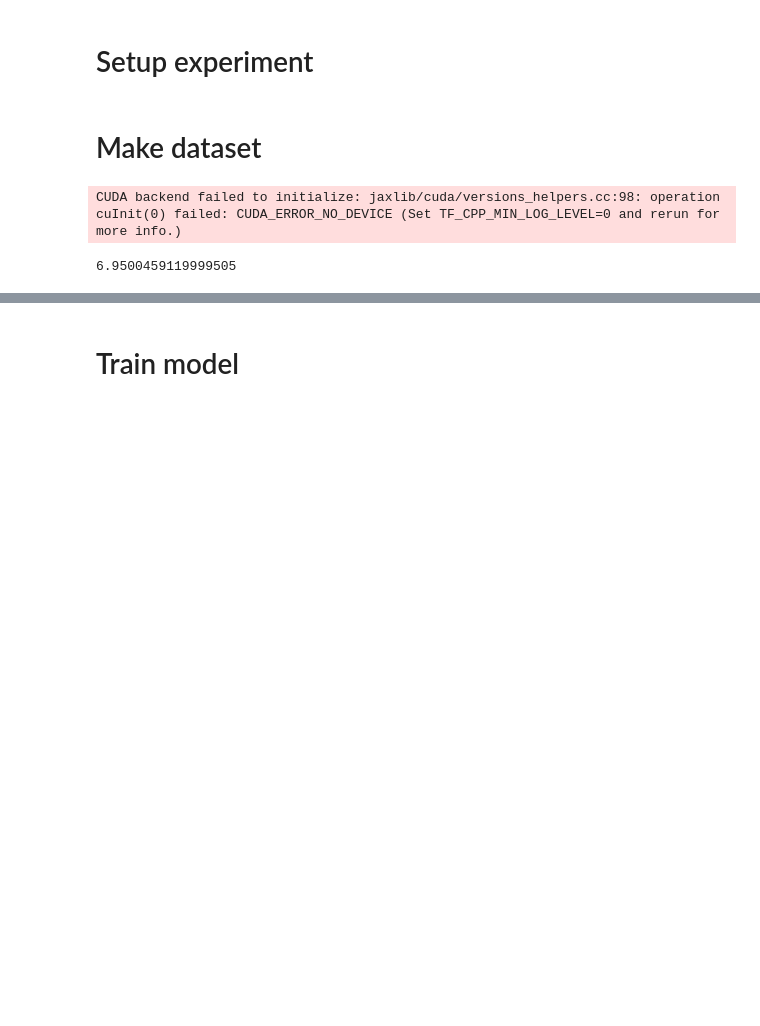
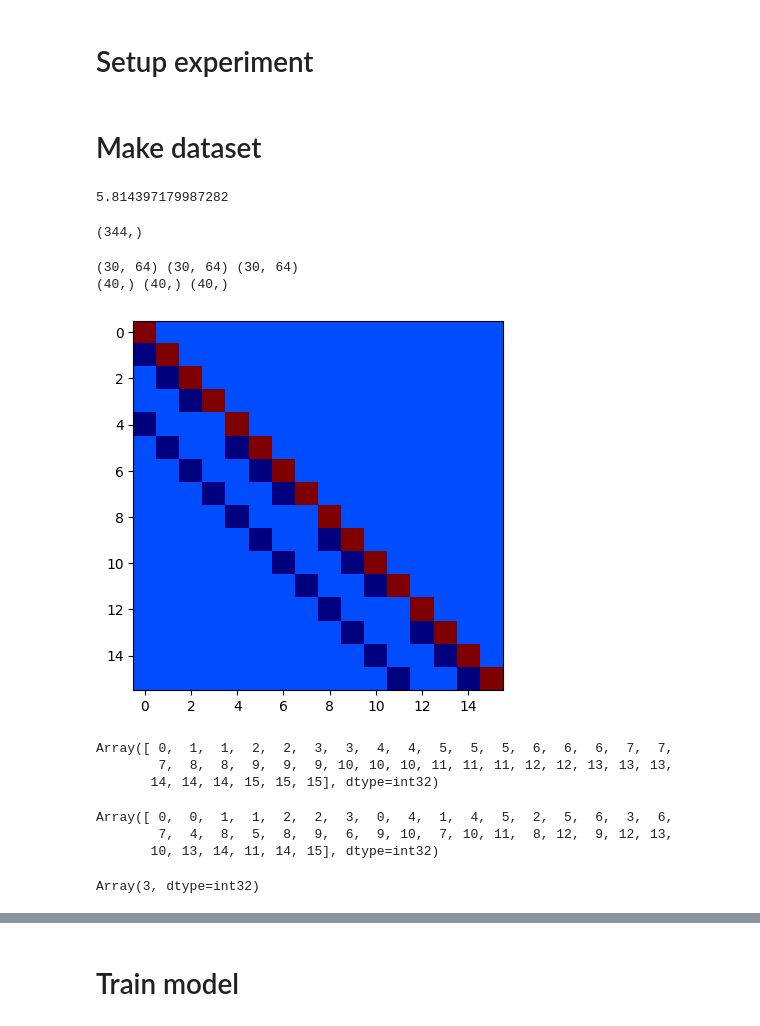
Before and after one commit to vltrifonov/PreCorrector, a Jupyter notebook: experiments/Experiments_Poisson2D.ipynb, the cells around one changed output, grey strips where cells are left out. Cells and saved outputs as stored; diff of their text form; code cells hidden in the pictures; blank space fills up the shorter version.

Commit message:
Sparse triangular solver compitable with jit transformation. Finally!

```diff
--- a/experiments/Experiments_Poisson2D.ipynb
+++ b/experiments/Experiments_Poisson2D.ipynb
@@ -29,7 +30,7 @@ from train import train
 # Setup experiment
 # %%
 dataset = 'simple'                # 'krylov', 'simple'
-grid = 8
+grid = 4
 N_samples_train = 30
 N_samples_test = 5
 
@@ -37,7 +38,7 @@ rhs_train = rhs_test = [5, 5, 2]           # 'random', 'laplace', [5, 5, 2]
 k_train = k_test = 'poisson'           # 'random', 'poisson', [5, 5, 2]
 rhs_offset_train = rhs_offset_test = 0
 k_offset_train = k_offset_test = 10
-lhs_type = 'ilu2'
+lhs_type = 'fd'
 
 cg_repeats = 300
 if dataset == 'simple': cg_repeats = 1
@@ -77,5 +78,43 @@ elif dataset == 'simple':
                                                              k_distr=k_test, k_offset=k_offset_test, lhs_type=lhs_type)
 print(perf_counter() - s1)
 # %% [output]
-CUDA backend failed to initialize: jaxlib/cuda/versions_helpers.cc:98: operation cuInit(0) failed: CUDA_ERROR_NO_DEVICE (Set TF_CPP_MIN_LOG_LEVEL=0 and rerun for more info.)
+5.814397179987282
-6.9500459119999505
+# %%
+receivers.shape
+# %% [output]
+(344,)
+# %%
+from data.utils import direc_graph_from_linear_system_sparse, graph_tril, graph_to_low_tri_mat_sparse
+from jax.experimental import sparse as jsparse
+
+nodes, edges, receivers, senders, _ = direc_graph_from_linear_system_sparse(A_train, b_train)
+print(edges.shape, receivers.shape, senders.shape)
+nodes, edges, receivers, senders = nodes[0, ...][None, ...], edges[0, ...], receivers[0, ...], senders[0, ...]
+nodes, edges, receivers, senders = graph_tril(nodes, edges, receivers, senders)
+print(edges.shape, receivers.shape, senders.shape)
+
+# abc_tril = vmap(graph_to_low_tri_mat_sparse, in_axes=(0, 0, 0, 0), out_axes=(0))(nodes[None, ...], edges[None, ...], receivers[None, ...], senders[None, ...])
+abc_tril = graph_to_low_tri_mat_sparse(nodes, edges, receivers, senders)
+# abc_tril.data = abc_tril.data * 0 + 1
+plt.imshow(abc_tril.todense());
+# %% [output]
+(30, 64) (30, 64) (30, 64)
+(40,) (40,) (40,)
+[figure, added]
+# %%
+abc_tril.indices[:, 0]
+# %% [output]
+Array([ 0,  1,  1,  2,  2,  3,  3,  4,  4,  5,  5,  5,  6,  6,  6,  7,  7,
+        7,  8,  8,  9,  9,  9, 10, 10, 10, 11, 11, 11, 12, 12, 13, 13, 13,
+       14, 14, 14, 15, 15, 15], dtype=int32)
+# %%
+abc_tril.indices[:, 1]
+# %% [output]
+Array([ 0,  0,  1,  1,  2,  2,  3,  0,  4,  1,  4,  5,  2,  5,  6,  3,  6,
+        7,  4,  8,  5,  8,  9,  6,  9, 10,  7, 10, 11,  8, 12,  9, 12, 13,
+       10, 13, 14, 11, 14, 15], dtype=int32)
+# %%
+i = 5
+abc_tril_csr.indptr[i+1] - abc_tril_csr.indptr[i]
+# %% [output]
+Array(3, dtype=int32)
```
Also changed, not shown: parts of 25 cells of this notebook, 1 other file.
